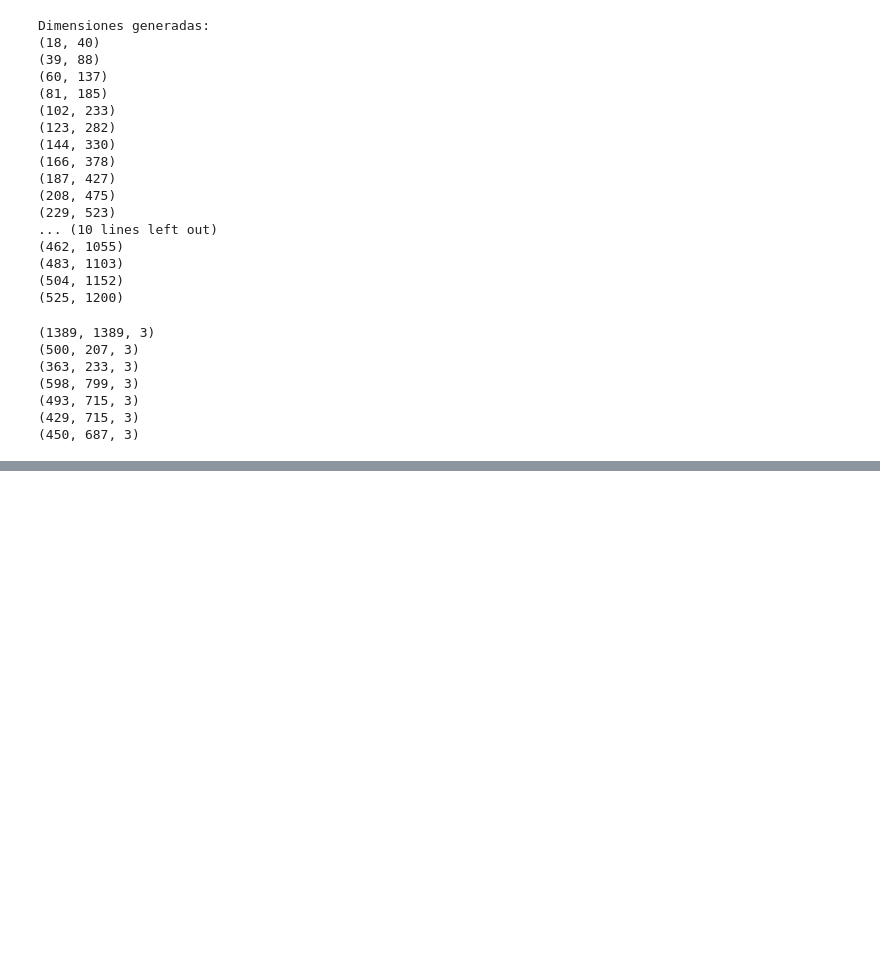
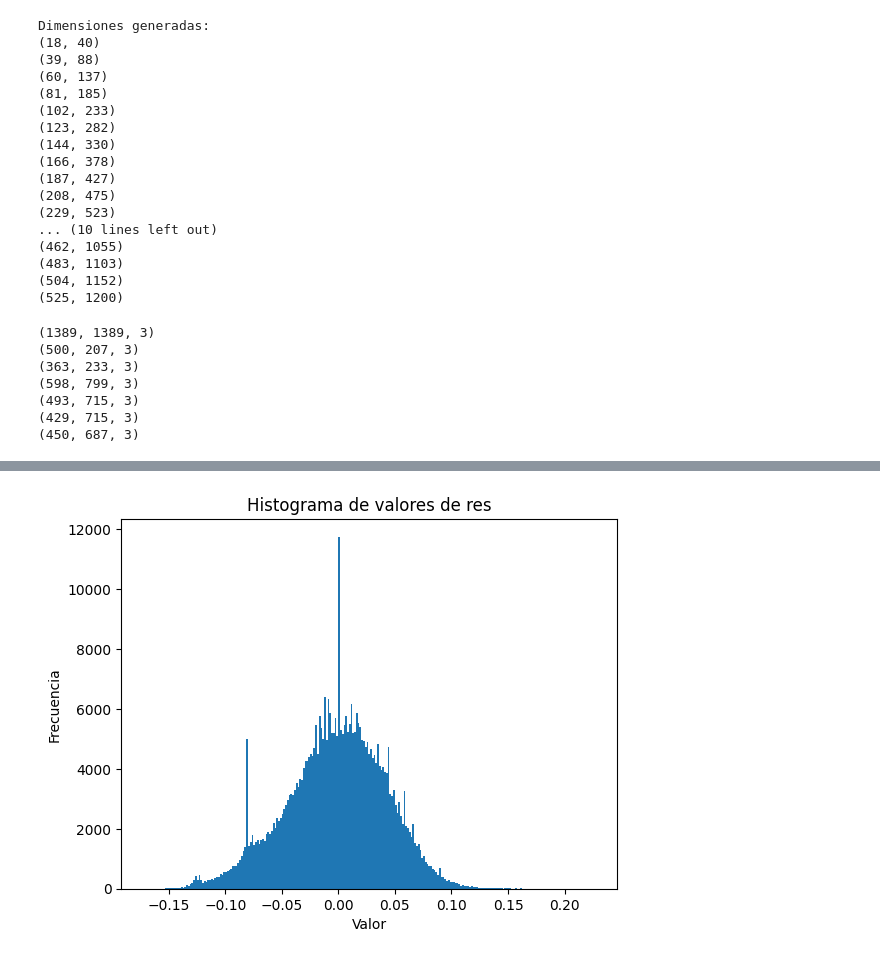
Before and after one commit to bryanqg92/CV_TPS, a Jupyter notebook: TP3/temp_matching.ipynb, the cells around one changed output, grey strips where cells are left out. Saved outputs shown, nothing was run; the diff lists cells and outputs as text; code cells hidden in the pictures; blank space fills up the shorter version.

```diff
--- a/TP3/temp_matching.ipynb
+++ b/TP3/temp_matching.ipynb
@@ -167 +201,23 @@ img_gray = cv.cvtColor(img_rgb, cv.COLOR_BGR2GRAY)
+# %%
+img_rgb = img_list[3]
+img_gray = cv.cvtColor(img_rgb, cv.COLOR_BGR2GRAY)
+template = templates[1]
+
+img_gray = cannyBounds(img_gray,200,200)
+template = cannyBounds(template,25,100)
+
+w, h = template.shape[::-1]
+res = cv.matchTemplate(img_gray,template,cv.TM_CCOEFF_NORMED)
+
+hist, bins = np.histogram(res.flatten(), bins=50)
+
+
+# Grafica el histograma
+plt.hist(res.flatten(), bins=255)
+plt.title("Histograma de valores de res")
+plt.xlabel("Valor")
+plt.ylabel("Frecuencia")
+plt.show()
+# %% [output]
+[figure, added]
 # %%
```
Also changed, not shown: parts of 22 cells of this notebook.
